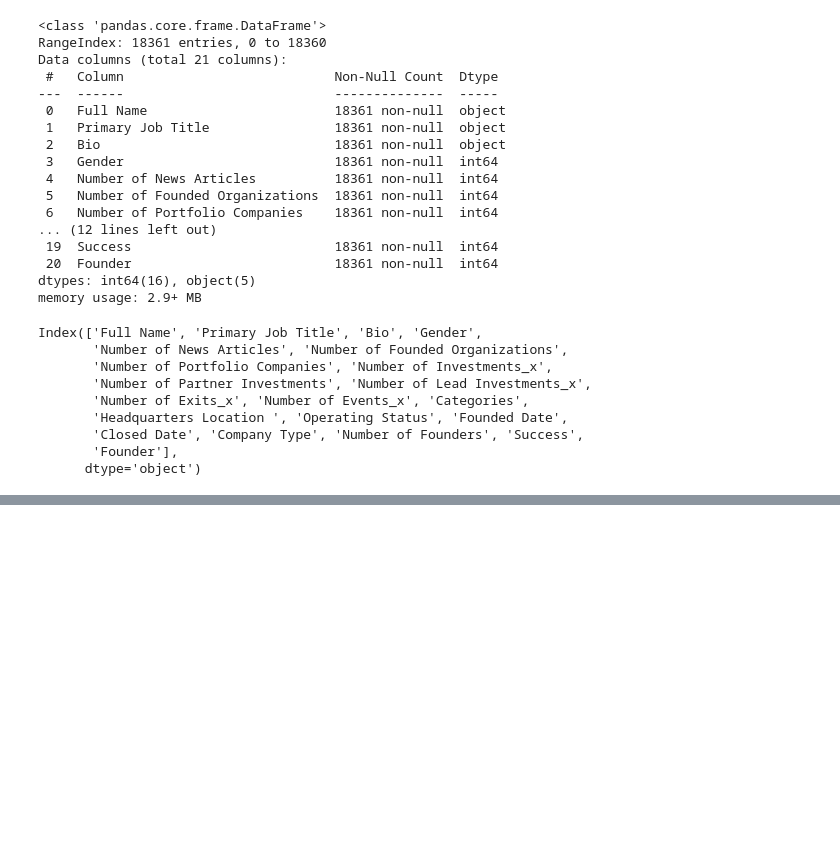
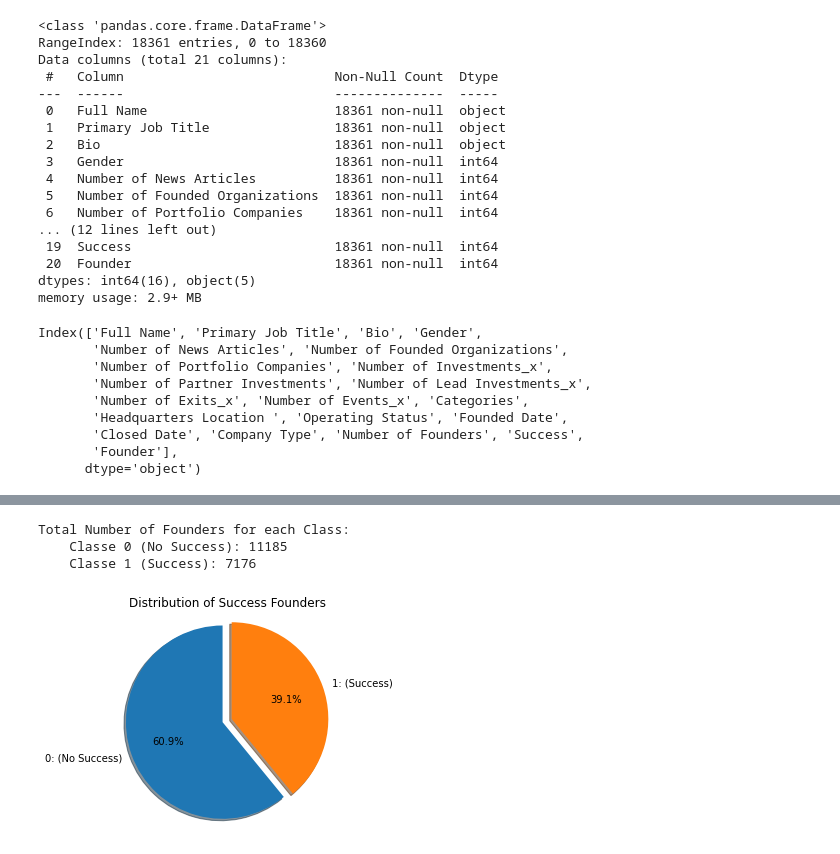
Before and after one commit to MarcLlopart/VC-Investments-Analysis, a Jupyter notebook: 3_founders.ipynb, the cells around one changed output, grey strips where cells are left out. Saved outputs shown, nothing was run; the diff lists cells and outputs as text; code cells hidden in the pictures; blank space fills up the shorter version.

```diff
--- a/3_founders.ipynb
+++ b/3_founders.ipynb
@@ -109,0 +206,24 @@ plt.show()
+# %%
+#we are plotting our data distribution to see if data is balanced or not
+print(f"""Total Number of Founders for each Class:
+    Classe 0 (No Success): {founders_df[founders_df['Success']==0].count()[0]}
+    Classe 1 (Success): {founders_df[founders_df['Success']==1].count()[0]}""")
+labels = "0: (No Success)", "1: (Success)"
+total = len(founders_df)
+no_success= founders_df[founders_df['Success']==0].count()[0]
+success=founders_df[founders_df['Success']==1].count()[0]
+sizes = [no_success/total, success/total]
+explode = (0, 0.1)  # only "explode" the 2nd slice
+
+fig1, ax1 = plt.subplots()
+ax1.pie(sizes, explode=explode, labels=labels, autopct='%1.1f%%',
+        shadow=True, startangle=90)
+ax1.axis('equal')  # Equal aspect ratio ensures that pie is drawn as a circle.
+plt.title("Distribution of Success Founders")
+plt.show()
+#plt.savefig("number_of_samples_breakdown")
+# %% [output]
+Total Number of Founders for each Class:
+    Classe 0 (No Success): 11185
+    Classe 1 (Success): 7176
+[figure, added]
```
Also changed, not shown: parts of 17 cells of this notebook.
